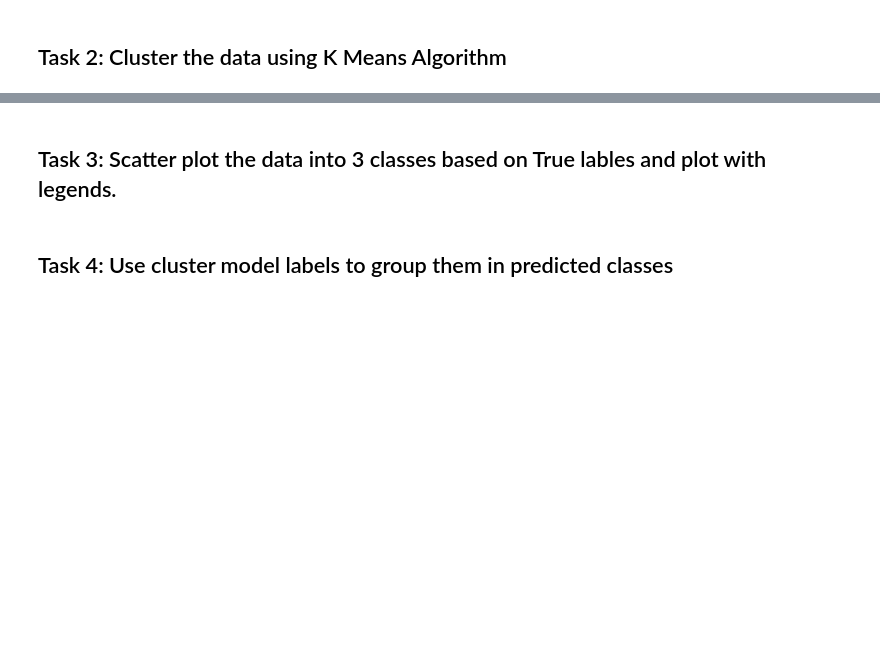
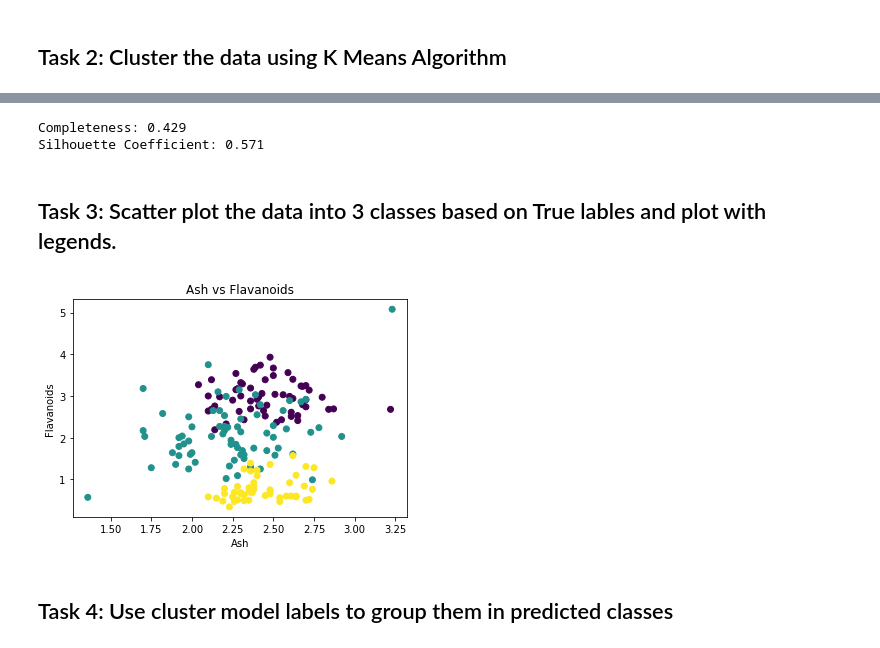
Before and after one commit to Loptt/CE888-Course, a Jupyter notebook: Lab6/Lab_6_Exercise.ipynb, the cells around one changed output, grey strips where cells are left out. Cells and saved outputs as stored; diff of their text form; code cells hidden in the pictures; blank space fills up the shorter version.

```diff
--- a/Lab6/Lab_6_Exercise.ipynb
+++ b/Lab6/Lab_6_Exercise.ipynb
@@ -348,0 +346,9 @@ Index(['Class label'], dtype='object')
+# %%
+from sklearn import cluster, metrics
+
+# Write your code here for task 2
+wine_features=np.array(x.values)
+
+km=cluster.KMeans(n_clusters=3)
+km.fit(wine_features)
+km.labels_
@@ -349,7 +365,25 @@ Index(['Class label'], dtype='object')
+# %%
+wine_labels = np.reshape(np.array(y), len(np.array(y)))
+
+print("Completeness: %0.3f" % metrics.completeness_score(wine_labels, km.labels_))
+print("Silhouette Coefficient: %0.3f"
+      % metrics.silhouette_score(x, km.labels_))
+# %% [output]
+Completeness: 0.429
+Silhouette Coefficient: 0.571
 # %% [markdown]
 ## Task 3: Scatter plot the data into 3 classes based on True lables and plot with legends.
 # %%
 # Hint: use any two variables
 # Write your code here for task 3
+import matplotlib.pyplot as plt
+
+plt.title("Ash vs Flavanoids")
+plt.xlabel("Ash")
+plt.ylabel("Flavanoids")
+plt.scatter(wine_features[:,2], wine_features[:,6], c=wine_labels)
+plt.show()
+# %% [output]
+[figure, added]
 # %% [markdown]
 ## Task 4: Use cluster model labels to group them in predicted classes
```
Also changed, not shown: parts of 11 cells of this notebook.
